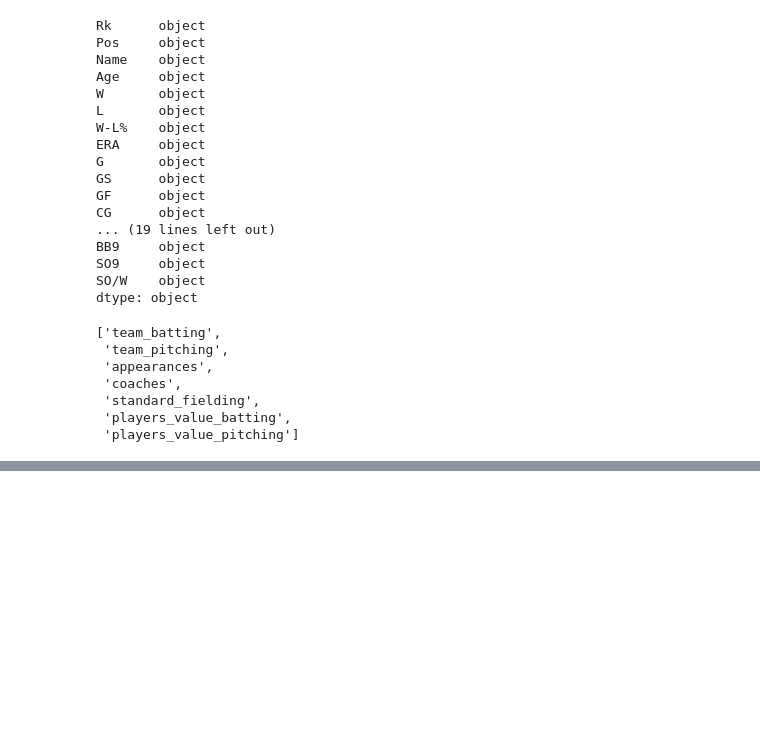
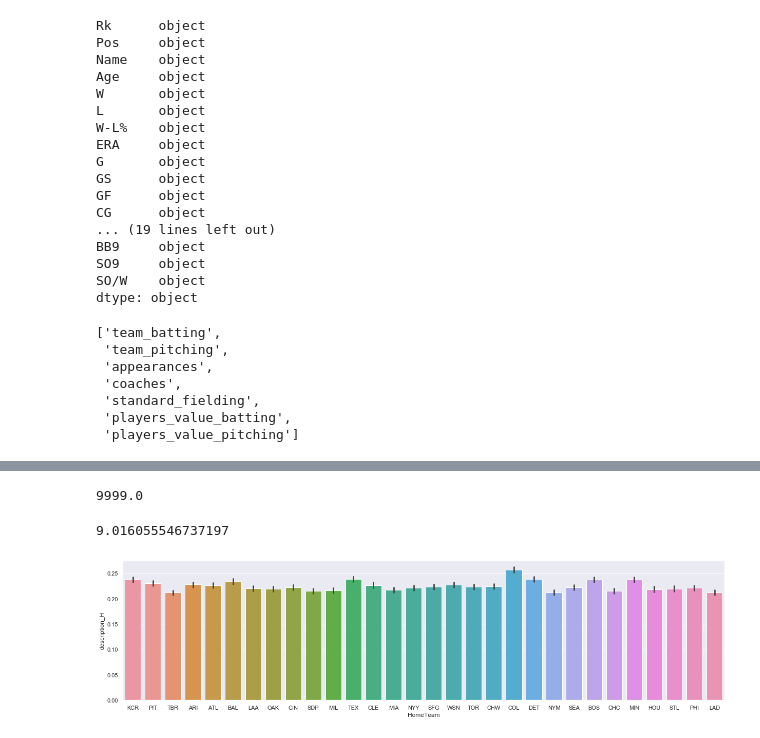
Before and after one commit to jonathanduvan/batting-model, a Jupyter notebook: battingNotebook.ipynb, the cells around one changed output, grey strips where cells are left out. Cells and saved outputs as stored; diff of their text form; code cells hidden in the pictures; blank space fills up the shorter version.

```diff
--- a/battingNotebook.ipynb
+++ b/battingNotebook.ipynb
@@ -801,0 +1375,17 @@ adata
+# %%
+bseData['BABIP'] = answe
+# %% [output]
+9999.0
+# %%
+col_ranges
+# %% [output]
+9.016055546737197
+# %%
+baseData.groupby('HomeTeam').sum()
+%matplotlib inline
+
+plt.figure(figsize=(21,5))
+
+hitsteams_g = sns.barplot(x="HomeTeam", y="description_H", data=baseData)
+# %% [output]
+[figure, added]
```
Also changed, not shown: parts of 67 cells of this notebook.
